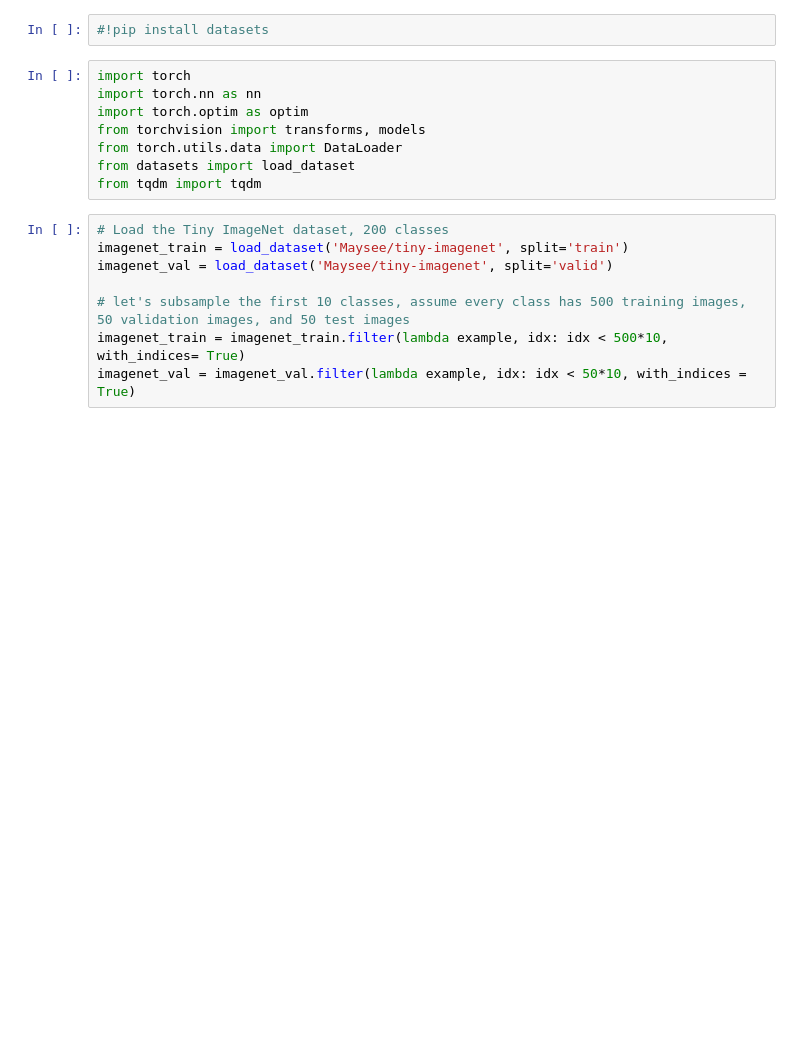
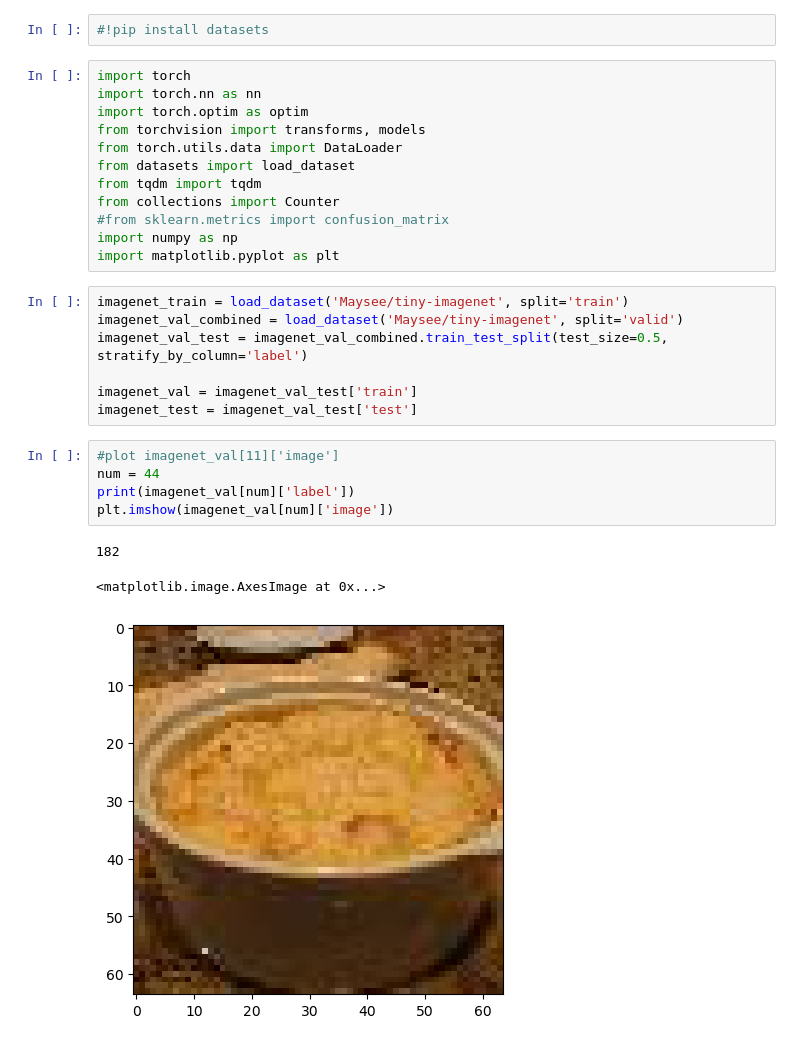
Before and after one commit to akutuva21/frozen, a Jupyter notebook: 10_701_project.ipynb, the cells around one changed output. Drawn from its saved outputs; the diff is of its cells as text; blank space fills up the shorter version.

```diff
--- a/10_701_project.ipynb
+++ b/10_701_project.ipynb
@@ -8,11 +8,23 @@ from torchvision import transforms, models
 from torch.utils.data import DataLoader
 from datasets import load_dataset
 from tqdm import tqdm
+from collections import Counter
+#from sklearn.metrics import confusion_matrix
+import numpy as np
+import matplotlib.pyplot as plt
-# %%
-# Load the Tiny ImageNet dataset, 200 classes
-imagenet_train = load_dataset('Maysee/tiny-imagenet', split='train')
-imagenet_val = load_dataset('Maysee/tiny-imagenet', split='valid')
-
-# let's subsample the first 10 classes, assume every class has 500 training images, 50 validation images, and 50 test images
-imagenet_train = imagenet_train.filter(lambda example, idx: idx < 500*10, with_indices= True)
-imagenet_val = imagenet_val.filter(lambda example, idx: idx < 50*10, with_indices = True)
+# %%
+imagenet_train = load_dataset('Maysee/tiny-imagenet', split='train')
+imagenet_val_combined = load_dataset('Maysee/tiny-imagenet', split='valid')
+imagenet_val_test = imagenet_val_combined.train_test_split(test_size=0.5, stratify_by_column='label')
+
+imagenet_val = imagenet_val_test['train']
+imagenet_test = imagenet_val_test['test']
+# %%
+#plot imagenet_val[11]['image']
+num = 44
+print(imagenet_val[num]['label'])
+plt.imshow(imagenet_val[num]['image'])
+# %% [output]
+182
+<matplotlib.image.AxesImage at 0x...>
+[figure, added]
```
Also changed, not shown: parts of 11 cells of this notebook.
